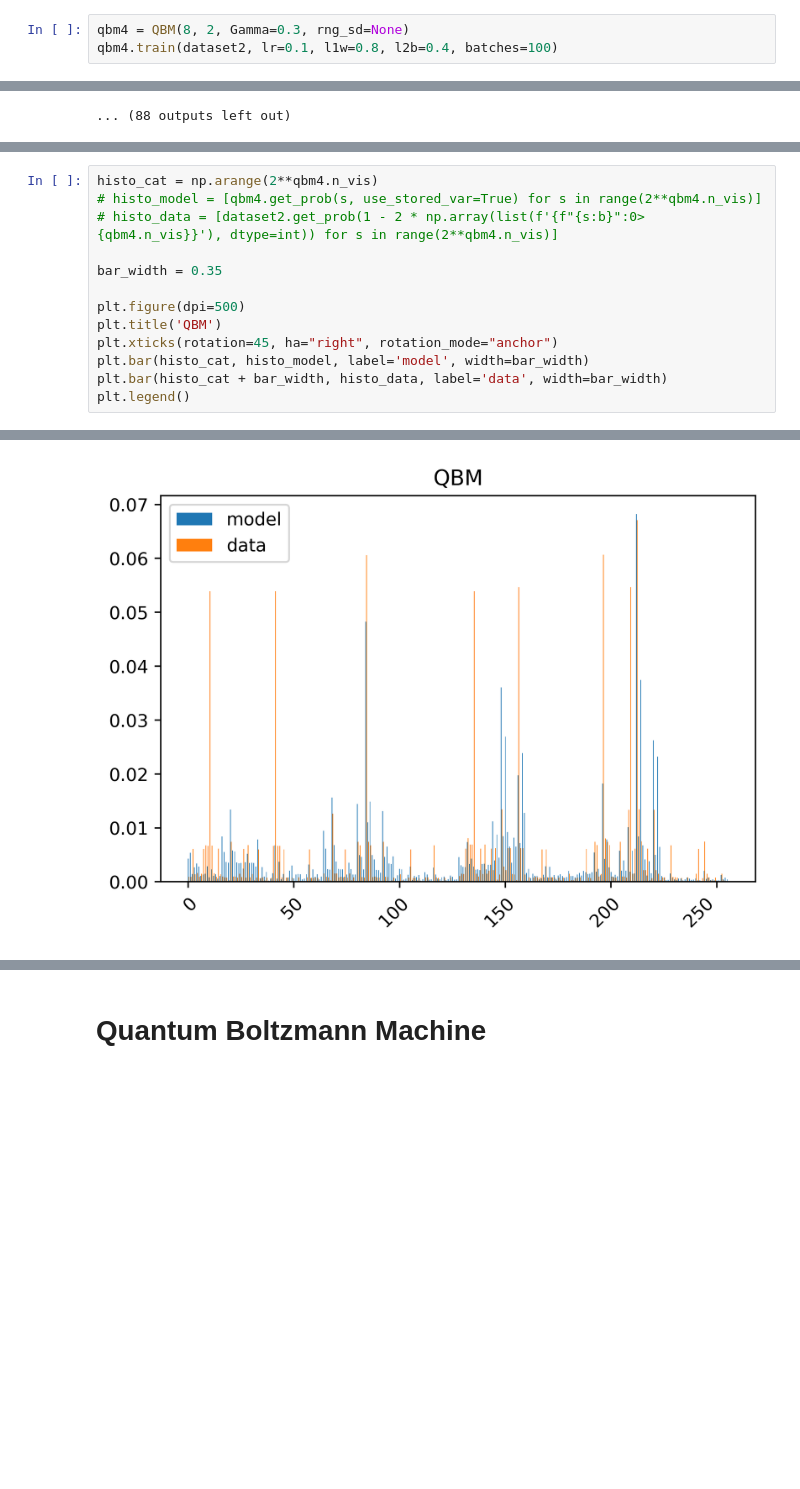
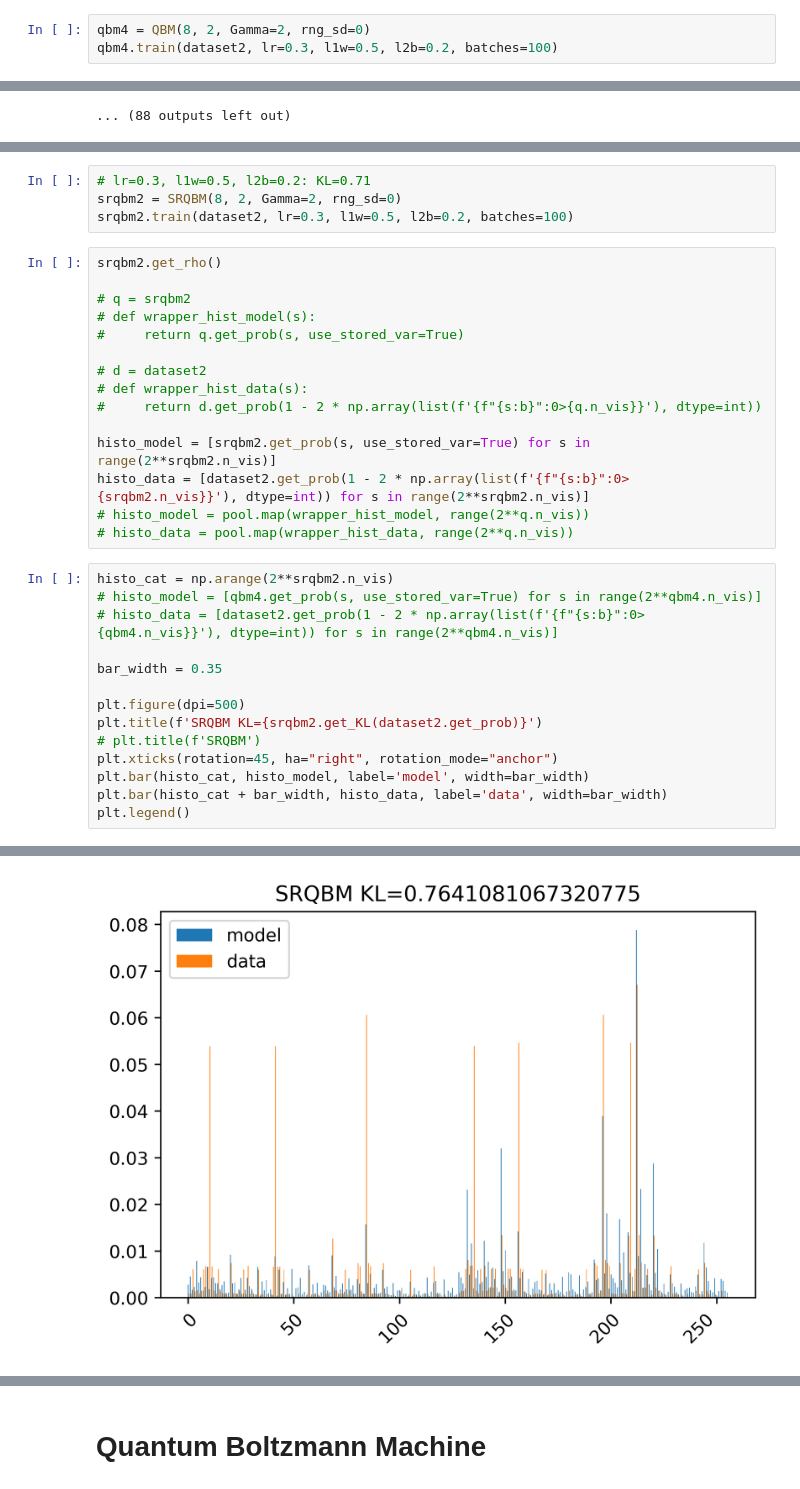
Before and after one commit to haoyudoingthings/QBM, a Jupyter notebook: Boltzmann-Machine.ipynb, the cells around one changed output, grey strips where cells are left out. Cells and saved outputs as stored; diff of their text form; blank space fills up the shorter version.

```diff
--- a/Boltzmann-Machine.ipynb
+++ b/Boltzmann-Machine.ipynb
@@ -255,8 +284,8 @@ dataset2.centers
  array([-1,  1,  1, -1, -1, -1,  1,  1]),
  array([-1, -1,  1,  1,  1, -1,  1,  1])]
 # %%
-qbm4 = QBM(8, 2, Gamma=0.3, rng_sd=None)
-qbm4.train(dataset2, lr=0.1, l1w=0.8, l2b=0.4, batches=100)
+qbm4 = QBM(8, 2, Gamma=2, rng_sd=0)
+qbm4.train(dataset2, lr=0.3, l1w=0.5, l2b=0.2, batches=100)
 # %% [output]
 Batch: 1/100
 Batch: 2/100
@@ -294,16 +323,36 @@ plt.legend()
+# %%
+# lr=0.3, l1w=0.5, l2b=0.2: KL=0.71
+srqbm2 = SRQBM(8, 2, Gamma=2, rng_sd=0)
+srqbm2.train(dataset2, lr=0.3, l1w=0.5, l2b=0.2, batches=100)
+# %%
+srqbm2.get_rho()
+
+# q = srqbm2
+# def wrapper_hist_model(s):
+#     return q.get_prob(s, use_stored_var=True)
+
+# d = dataset2
+# def wrapper_hist_data(s):
+#     return d.get_prob(1 - 2 * np.array(list(f'{f"{s:b}":0>{q.n_vis}}'), dtype=int))
+
+histo_model = [srqbm2.get_prob(s, use_stored_var=True) for s in range(2**srqbm2.n_vis)]
+histo_data = [dataset2.get_prob(1 - 2 * np.array(list(f'{f"{s:b}":0>{srqbm2.n_vis}}'), dtype=int)) for s in range(2**srqbm2.n_vis)]
+# histo_model = pool.map(wrapper_hist_model, range(2**q.n_vis))
+# histo_data = pool.map(wrapper_hist_data, range(2**q.n_vis))
 # %%
-histo_cat = np.arange(2**qbm4.n_vis)
+histo_cat = np.arange(2**srqbm2.n_vis)
 # histo_model = [qbm4.get_prob(s, use_stored_var=True) for s in range(2**qbm4.n_vis)]
 # histo_data = [dataset2.get_prob(1 - 2 * np.array(list(f'{f"{s:b}":0>{qbm4.n_vis}}'), dtype=int)) for s in range(2**qbm4.n_vis)]
 
 bar_width = 0.35
 
 plt.figure(dpi=500)
-plt.title('QBM')
+plt.title(f'SRQBM KL={srqbm2.get_KL(dataset2.get_prob)}')
+# plt.title(f'SRQBM')
 plt.xticks(rotation=45, ha="right", rotation_mode="anchor")
 plt.bar(histo_cat, histo_model, label='model', width=bar_width)
 plt.bar(histo_cat + bar_width, histo_data, label='data', width=bar_width)
 plt.legend()
 # %% [output]
 <matplotlib.legend.Legend at 0x...>
-[figure, old version]
+[figure, new version]
```
Also changed, not shown: parts of 14 cells of this notebook.
